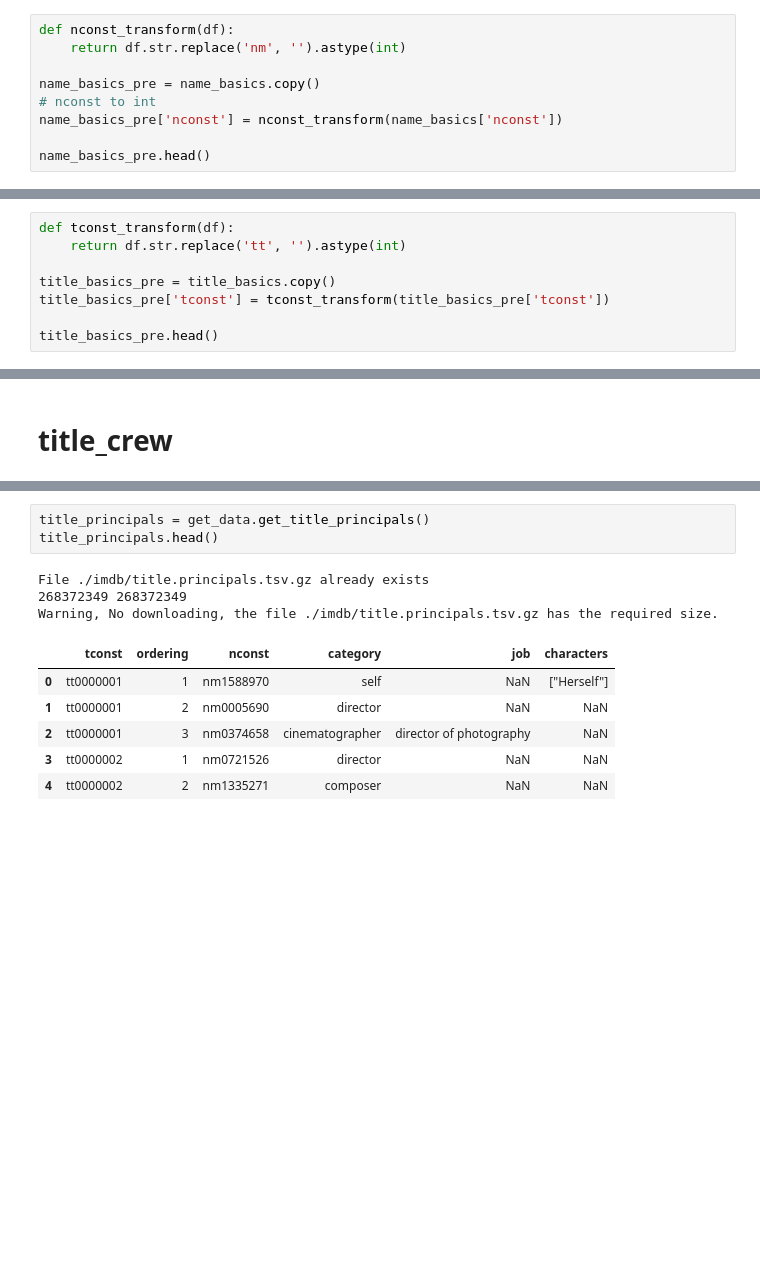
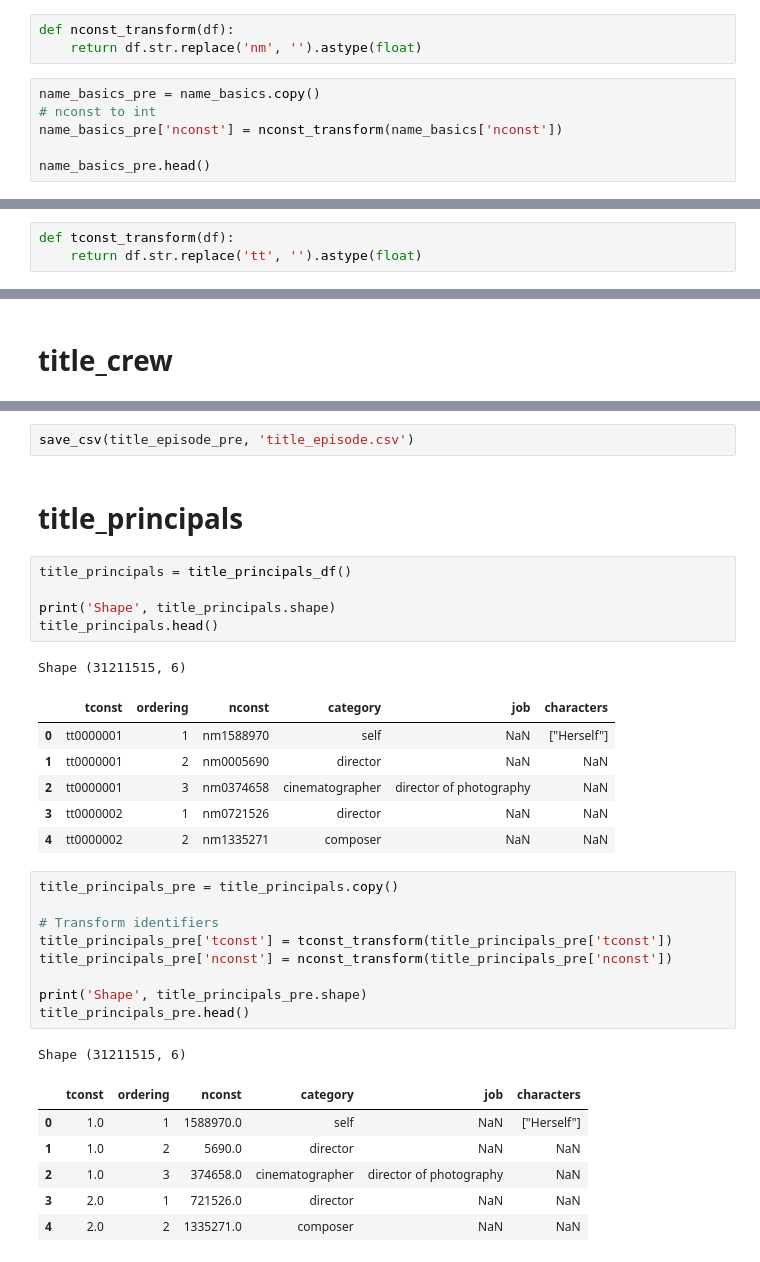
Before and after one commit to ingJSNA/ADB, a Jupyter notebook: IMDb/1 MySQL.ipynb, the cells around one changed output, grey strips where cells are left out. Saved outputs shown, nothing was run; the diff lists cells and outputs as text; blank space fills up the shorter version.

```diff
--- a/IMDb/0 Preprocessing.ipynb
+++ b/IMDb/1 MySQL.ipynb
@@ -79,10 +80,10 @@ name_basics.head()
 | 2 | nm0000003 | Brigitte Bardot | 1934.0 | NaN | actress,soundtrack,producer | tt0059956,tt0049189,tt0054452,tt0... |
 | 3 | nm0000004 | John Belushi | 1949.0 | 1982.0 | actor,writer,soundtrack | tt0078723,tt0080455,tt0077975,tt0... |
 | 4 | nm0000005 | Ingmar Bergman | 1918.0 | 2007.0 | writer,director,actor | tt0050986,tt0083922,tt0050976,tt0... |
+# %%
+def nconst_transform(df):
+    return df.str.replace('nm', '').astype(float)
 # %%
-def nconst_transform(df):
-    return df.str.replace('nm', '').astype(int)
-
 name_basics_pre = name_basics.copy()
 # nconst to int
 name_basics_pre['nconst'] = nconst_transform(name_basics['nconst'])
@@ -111,9 +112,4 @@ title_basics.head()
 | 4 | tt0000005 | short | Blacksmith Scene | Blacksmith Scene | 0 | 1893.0 | NaN | 1.0 | Comedy,Short |
 # %%
 def tconst_transform(df):
-    return df.str.replace('tt', '').astype(int)
-
-title_basics_pre = title_basics.copy()
-title_basics_pre['tconst'] = tconst_transform(title_basics_pre['tconst'])
-
-title_basics_pre.head()
+    return df.str.replace('tt', '').astype(float)
@@ -248,13 +253,34 @@ Warning, No downloading, the file ./data/title.episode.tsv.gz has the required s
+# %%
+save_csv(title_episode_pre, 'title_episode.csv')
+# %% [markdown]
+# title_principals
 # %%
-title_principals = get_data.get_title_principals()
+title_principals = title_principals_df()
+
+print('Shape', title_principals.shape)
 title_principals.head()
 # %% [output]
-File ./imdb/title.principals.tsv.gz already exists
-268372349 268372349
-Warning, No downloading, the file ./imdb/title.principals.tsv.gz has the required size.
+Shape (31211515, 6)
 |  | tconst | ordering | nconst | category | job | characters |
 | 0 | tt0000001 | 1 | nm1588970 | self | NaN | ["Herself"] |
 | 1 | tt0000001 | 2 | nm0005690 | director | NaN | NaN |
 | 2 | tt0000001 | 3 | nm0374658 | cinematographer | director of photography | NaN |
 | 3 | tt0000002 | 1 | nm0721526 | director | NaN | NaN |
 | 4 | tt0000002 | 2 | nm1335271 | composer | NaN | NaN |
+# %%
+title_principals_pre = title_principals.copy()
+
+# Transform identifiers
+title_principals_pre['tconst'] = tconst_transform(title_principals_pre['tconst'])
+title_principals_pre['nconst'] = nconst_transform(title_principals_pre['nconst'])
+
+print('Shape', title_principals_pre.shape)
+title_principals_pre.head()
+# %% [output]
+Shape (31211515, 6)
+|  | tconst | ordering | nconst | category | job | characters |
+| 0 | 1.0 | 1 | 1588970.0 | self | NaN | ["Herself"] |
+| 1 | 1.0 | 2 | 5690.0 | director | NaN | NaN |
+| 2 | 1.0 | 3 | 374658.0 | cinematographer | director of photography | NaN |
+| 3 | 2.0 | 1 | 721526.0 | director | NaN | NaN |
+| 4 | 2.0 | 2 | 1335271.0 | composer | NaN | NaN |
```
Also changed, not shown: parts of 19 cells of this notebook.
